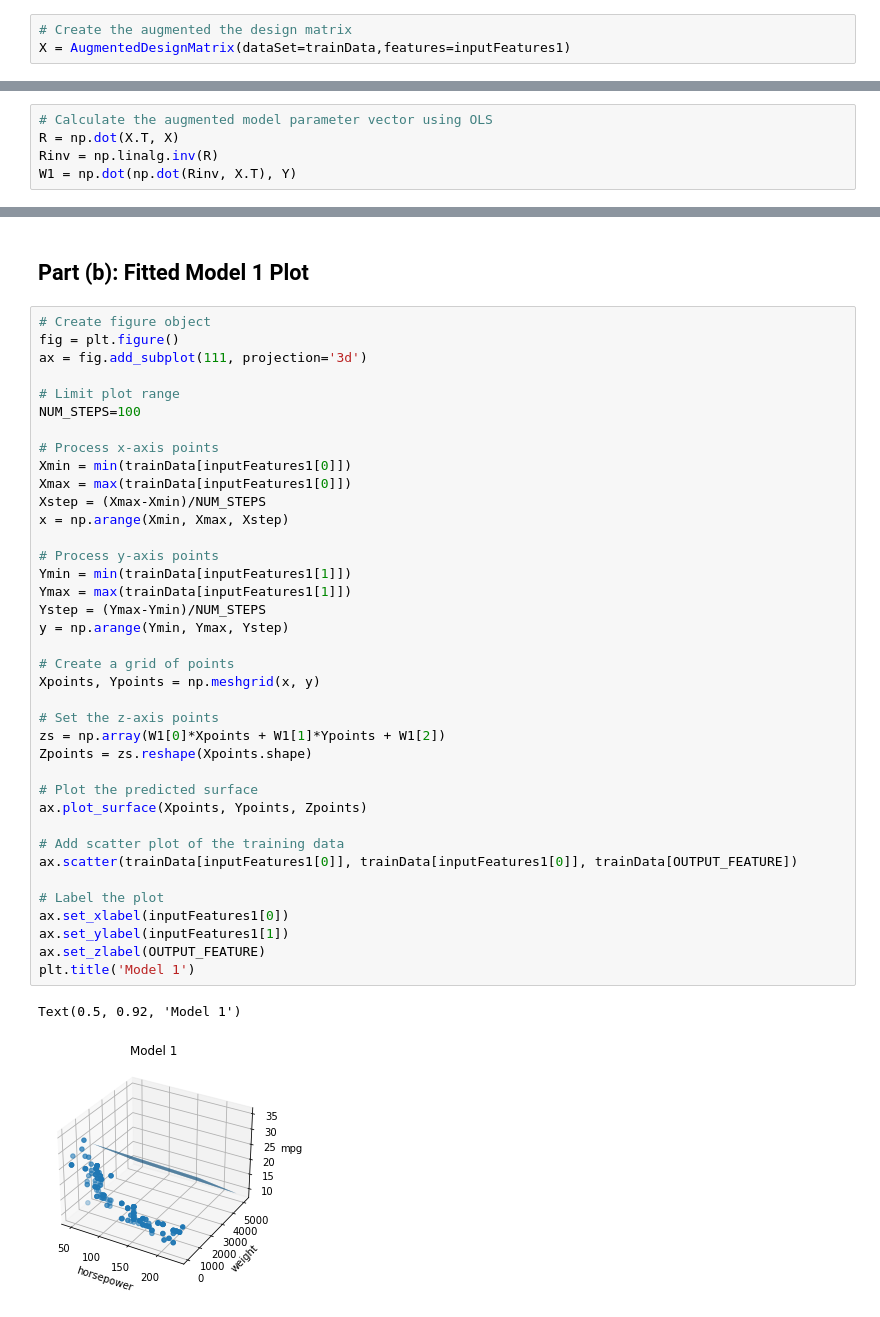
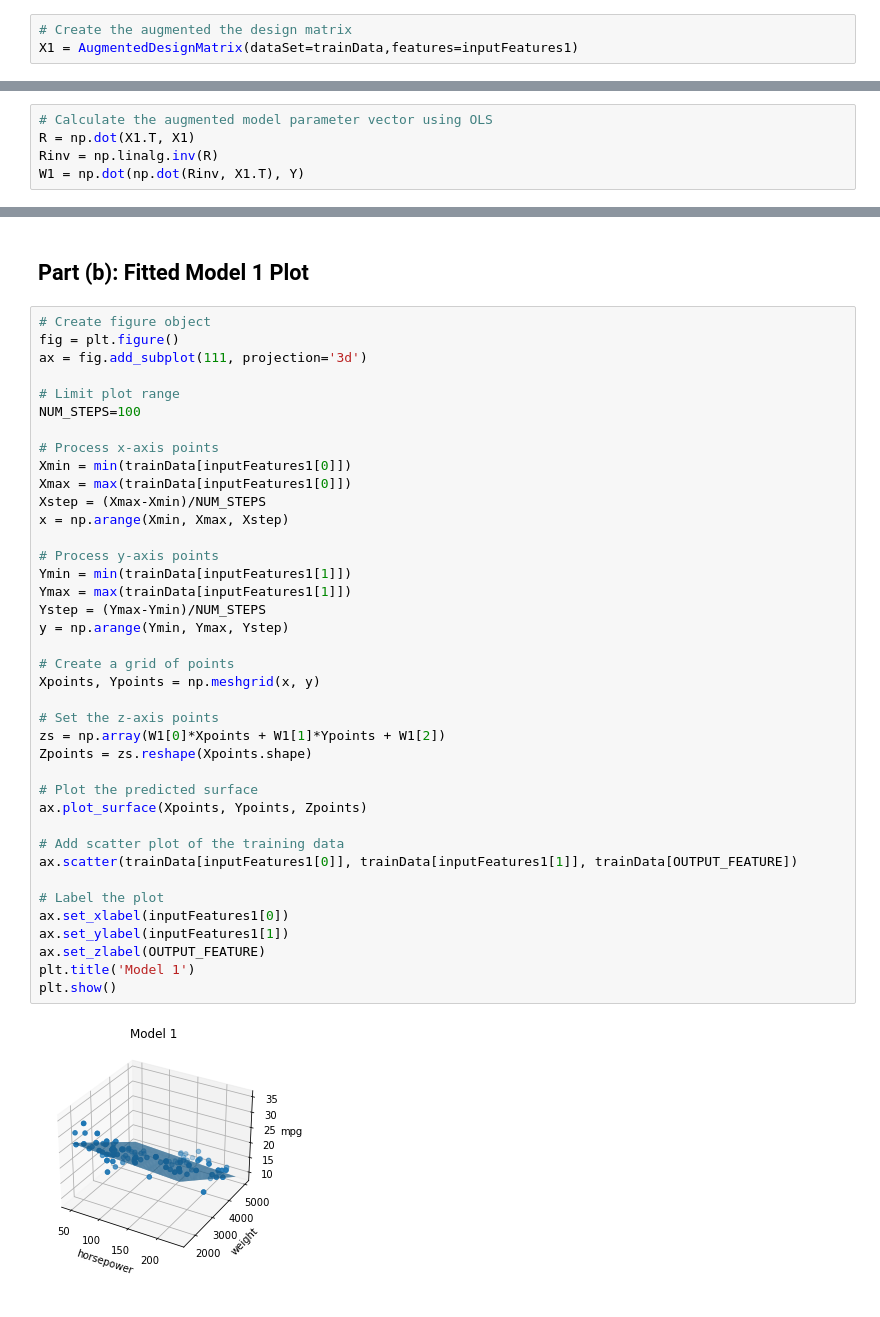
Before and after one commit to richardhemphill/ECE5268_MiniProject, a Jupyter notebook: MP1/src/Hemphill_MP1_P2.ipynb, the cells around one changed output, grey strips where cells are left out. Saved outputs shown, nothing was run; the diff lists cells and outputs as text.

```diff
--- a/MP1/src/Hemphill_MP1_P2.ipynb
+++ b/MP1/src/Hemphill_MP1_P2.ipynb
@@ -67,14 +67,14 @@ Y = trainData[OUTPUT_FEATURE]
 # %%
 # Create the augmented the design matrix
-X = AugmentedDesignMatrix(dataSet=trainData,features=inputFeatures1)
+X1 = AugmentedDesignMatrix(dataSet=trainData,features=inputFeatures1)
 # %%
 # Create the augmented model parameter vector.
 W1 = np.ones(len(inputFeatures1)+1)
 # %%
 # Calculate the augmented model parameter vector using OLS
-R = np.dot(X.T, X)
+R = np.dot(X1.T, X1)
 Rinv = np.linalg.inv(R)
-W1 = np.dot(np.dot(Rinv, X.T), Y)
+W1 = np.dot(np.dot(Rinv, X1.T), Y)
 # %% [markdown]
 ### i Prediction Equation
 # %%
@@ -100,33 +103,33 @@ NUM_STEPS=100
 # Process x-axis points
 Xmin = min(trainData[inputFeatures1[0]])
 Xmax = max(trainData[inputFeatures1[0]])
 Xstep = (Xmax-Xmin)/NUM_STEPS
 x = np.arange(Xmin, Xmax, Xstep)
 
 # Process y-axis points
 Ymin = min(trainData[inputFeatures1[1]])
 Ymax = max(trainData[inputFeatures1[1]])
 Ystep = (Ymax-Ymin)/NUM_STEPS
 y = np.arange(Ymin, Ymax, Ystep)
 
 # Create a grid of points
 Xpoints, Ypoints = np.meshgrid(x, y)
 
 # Set the z-axis points
 zs = np.array(W1[0]*Xpoints + W1[1]*Ypoints + W1[2])
 Zpoints = zs.reshape(Xpoints.shape)
 
 # Plot the predicted surface
 ax.plot_surface(Xpoints, Ypoints, Zpoints)
 
 # Add scatter plot of the training data
-ax.scatter(trainData[inputFeatures1[0]], trainData[inputFeatures1[0]], trainData[OUTPUT_FEATURE])
+ax.scatter(trainData[inputFeatures1[0]], trainData[inputFeatures1[1]], trainData[OUTPUT_FEATURE])
 
 # Label the plot
 ax.set_xlabel(inputFeatures1[0])
 ax.set_ylabel(inputFeatures1[1])
 ax.set_zlabel(OUTPUT_FEATURE)
 plt.title('Model 1')
+plt.show()
 # %% [output]
-Text(0.5, 0.92, 'Model 1')
-[figure, old version]
+[figure, new version]
```
Also changed, not shown: parts of 18 cells of this notebook.
